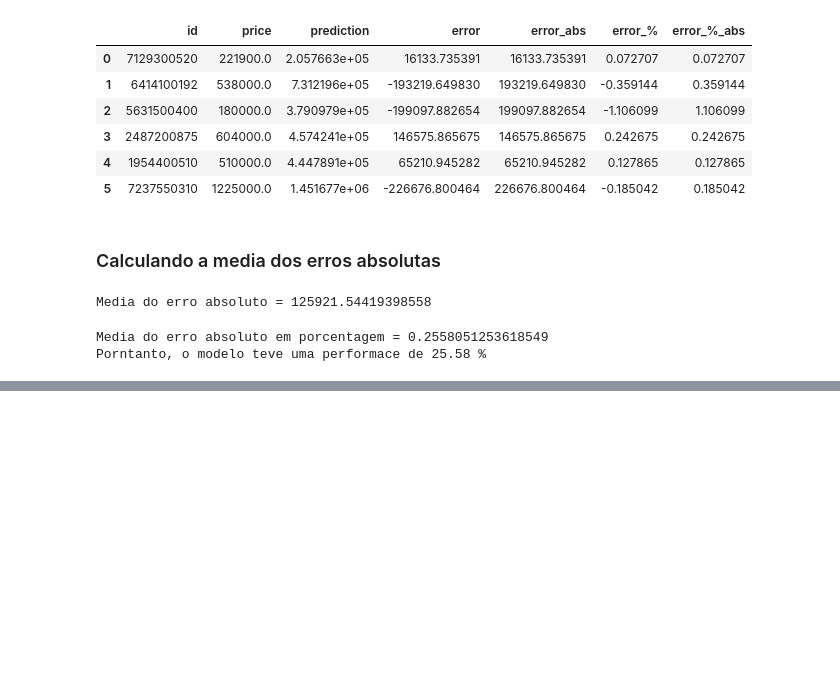
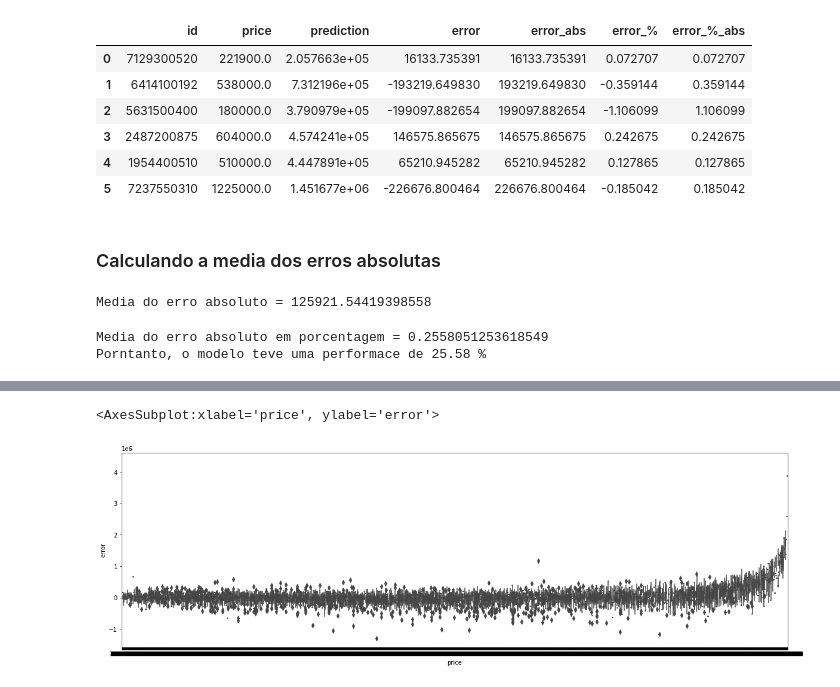
Before and after one commit to PedroVic12/Projetos-Data-Science, a Jupyter notebook: Projeto House Rocket/Analise.ipynb, the cells around one changed output, grey strips where cells are left out. Drawn from its saved outputs; the diff is of its cells as text; code cells hidden in the pictures; blank space fills up the shorter version.

```diff
--- a/Projeto House Rocket/Analise.ipynb
+++ b/Projeto House Rocket/Analise.ipynb
@@ -177,0 +203,7 @@ Porntanto, o modelo teve uma performace de 25.58 %
+# %%
+data = pd.concat([df_raw['price'], df1['error']], axis=1)
+plt.figure(figsize=(20, 6))
+sns.boxplot(x='price', y="error", data=data)
+# %% [output]
+<AxesSubplot:xlabel='price', ylabel='error'>
+[figure, added]
```
Also changed, not shown: parts of 8 cells of this notebook, 1 other file.
